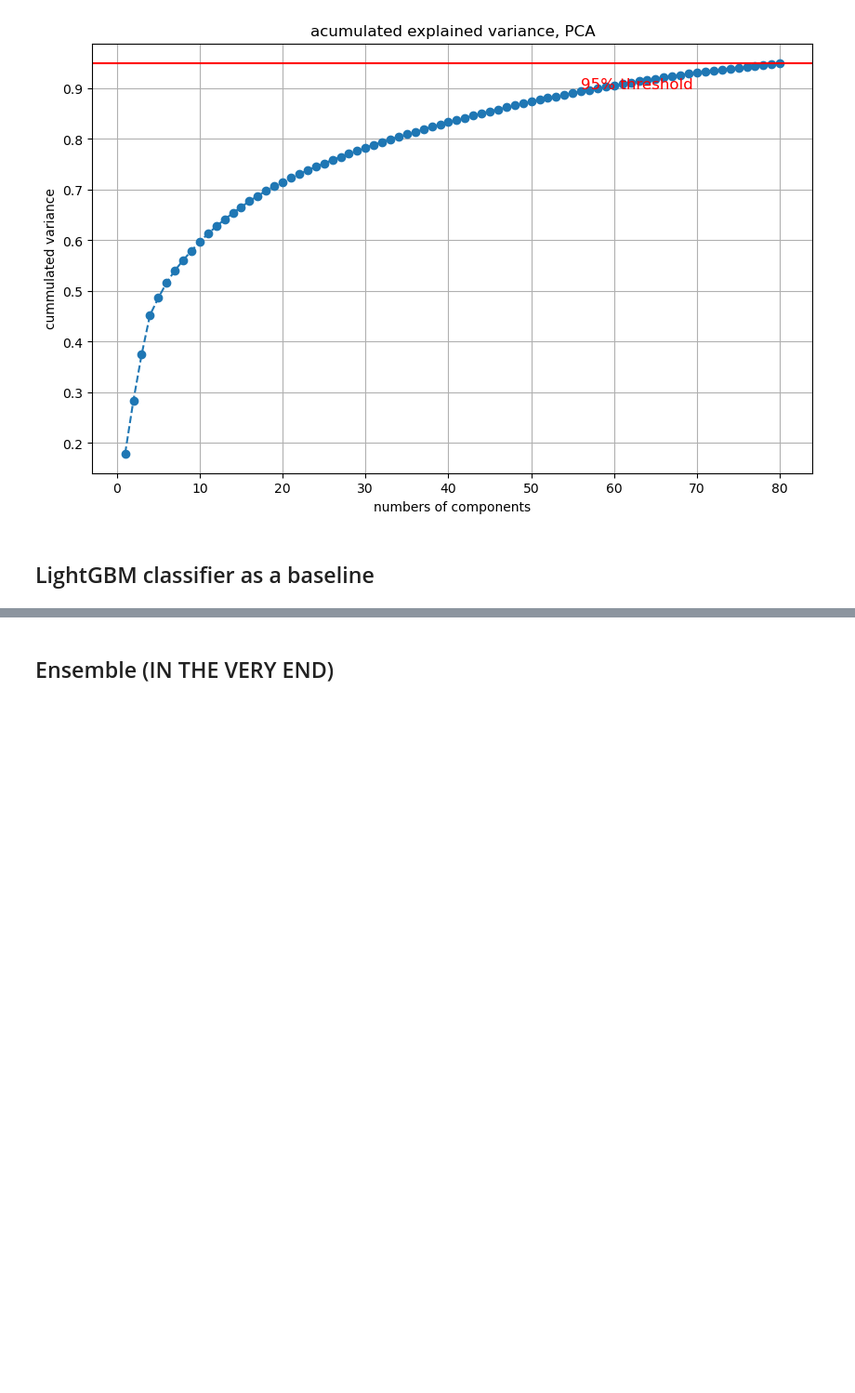
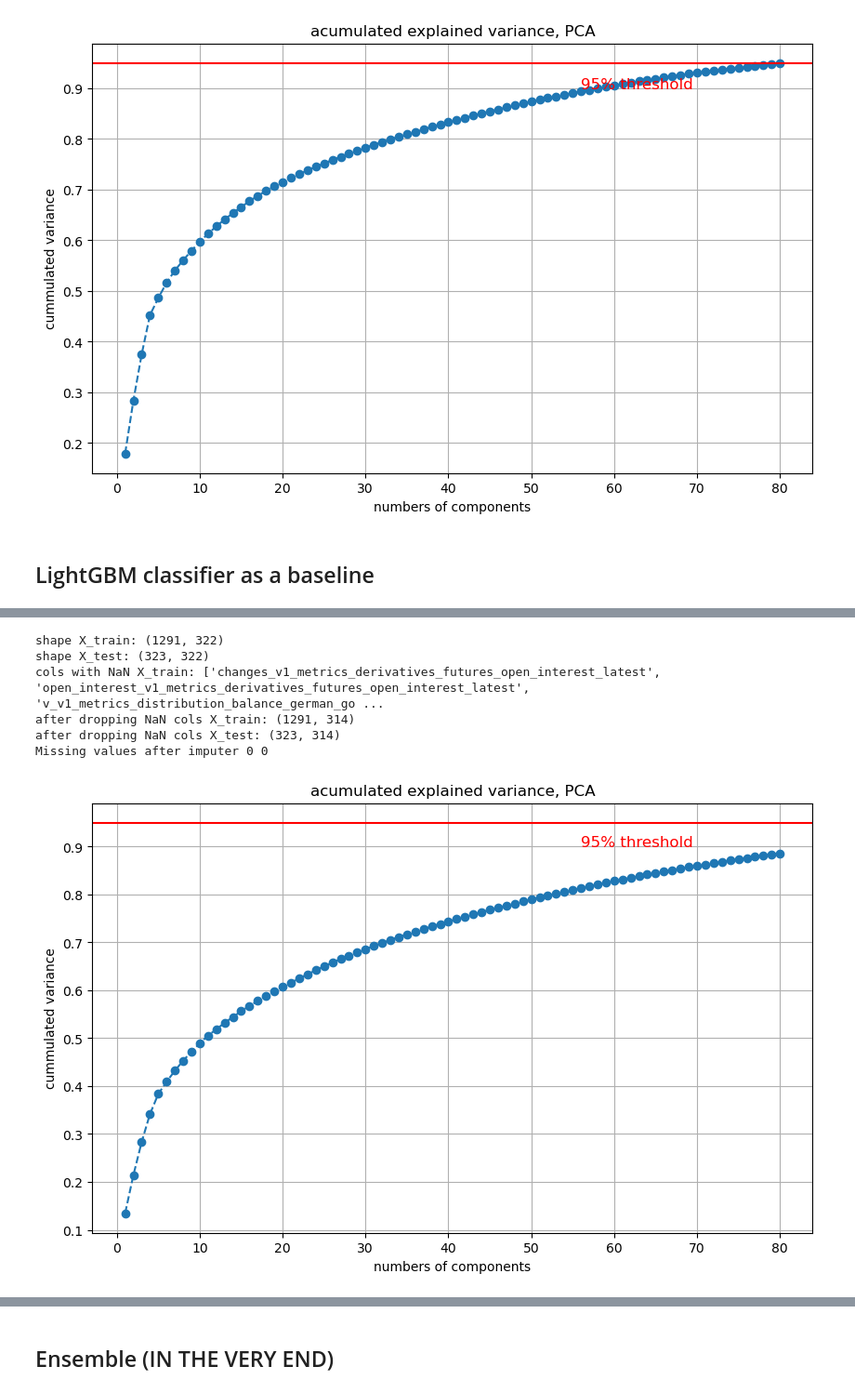
Before and after one commit to vsaraikin/masters, a Jupyter notebook: thesis/main.ipynb, the cells around one changed output, grey strips where cells are left out. Shown at 93% size. Saved outputs shown, nothing was run; the diff lists cells and outputs as text; code cells hidden in the pictures; blank space fills up the shorter version.

```diff
--- a/thesis/main.ipynb
+++ b/thesis/main.ipynb
@@ -450,0 +569,75 @@ CatBoost F1-Score: 0.44375
+# %%
+y = float_data['price']
+
+X_train, X_test, y_train, y_test = train_test_split(
+    X, y, test_size=0.2, random_state=42, shuffle=False
+)
+
+print(f"shape X_train: {X_train.shape}")
+print(f"shape X_test: {X_test.shape}")
+
+
+cols_all_nan = X_train.columns[X_train.isnull().all()].tolist()
+print(f"cols with NaN X_train: {cols_all_nan}")
+
+if cols_all_nan:
+    X_train = X_train.drop(columns=cols_all_nan)
+    X_test = X_test.drop(columns=cols_all_nan)
+    print(f"after dropping NaN cols X_train: {X_train.shape}")
+    print(f"after dropping NaN cols X_test: {X_test.shape}")
+else:
+    print("no cols with NaN X_train.")
+
+
+imputer = IterativeImputer(random_state=42, max_iter=2, sample_posterior=True)
+imputer.fit(X_train)
+
+X_train_imputed = imputer.transform(X_train)
+X_test_imputed = imputer.transform(X_test)
+
+X_train_imputed = pd.DataFrame(X_train_imputed, columns=X_train.columns, index=X_train.index)
+X_test_imputed = pd.DataFrame(X_test_imputed, columns=X_test.columns, index=X_test.index)
+
+print("Missing values after imputer", X_train_imputed.isnull().sum().sum(), X_test_imputed.isnull().sum().sum())
+
+scaler = StandardScaler()
+scaler.fit(X_train_imputed)
+
+X_train_scaled = scaler.transform(X_train_imputed)
+X_test_scaled = scaler.transform(X_test_imputed)
+
+X_train_scaled = pd.DataFrame(X_train_scaled, columns=X_train_imputed.columns, index=X_train_imputed.index)
+X_test_scaled = pd.DataFrame(X_test_scaled, columns=X_test_imputed.columns, index=X_test_imputed.index)
+
+n_components = 80 # is inputted manually, but might be optimized to find 95% variance
+
+pca = PCA(n_components=n_components, random_state=42)
+pca.fit(X_train_scaled)
+
+X_train_pca = pca.transform(X_train_scaled)
+X_test_pca = pca.transform(X_test_scaled)
+
+pca_columns = [f'PC{i}' for i in range(1, n_components + 1)]
+X_train_pca = pd.DataFrame(X_train_pca, columns=pca_columns, index=X_train.index)
+X_test_pca = pd.DataFrame(X_test_pca, columns=pca_columns, index=X_test.index)
+
+explained_variance = pca.explained_variance_ratio_
+cumulative_variance = np.cumsum(explained_variance)
+
+plt.figure(figsize=(10, 6))
+plt.plot(range(1, len(cumulative_variance) + 1), cumulative_variance, marker='o', linestyle='--')
+plt.title('acumulated explained variance, PCA')
+plt.xlabel('numbers of components')
+plt.ylabel('cummulated variance')
+plt.grid(True)
+plt.axhline(y=0.95, color='r', linestyle='-')
+plt.text(n_components * 0.7, 0.90, '95% threshold', color='red', fontsize=12)
+plt.show()
+# %% [output]
+shape X_train: (1291, 322)
+shape X_test: (323, 322)
+cols with NaN X_train: ['changes_v1_metrics_derivatives_futures_open_interest_latest', 'open_interest_v1_metrics_derivatives_futures_open_interest_latest', 'v_v1_metrics_distribution_balance_german_go ...
+after dropping NaN cols X_train: (1291, 314)
+after dropping NaN cols X_test: (323, 314)
+Missing values after imputer 0 0
+[figure, added]
```
Also changed, not shown: parts of 22 cells of this notebook, 2 other files.
